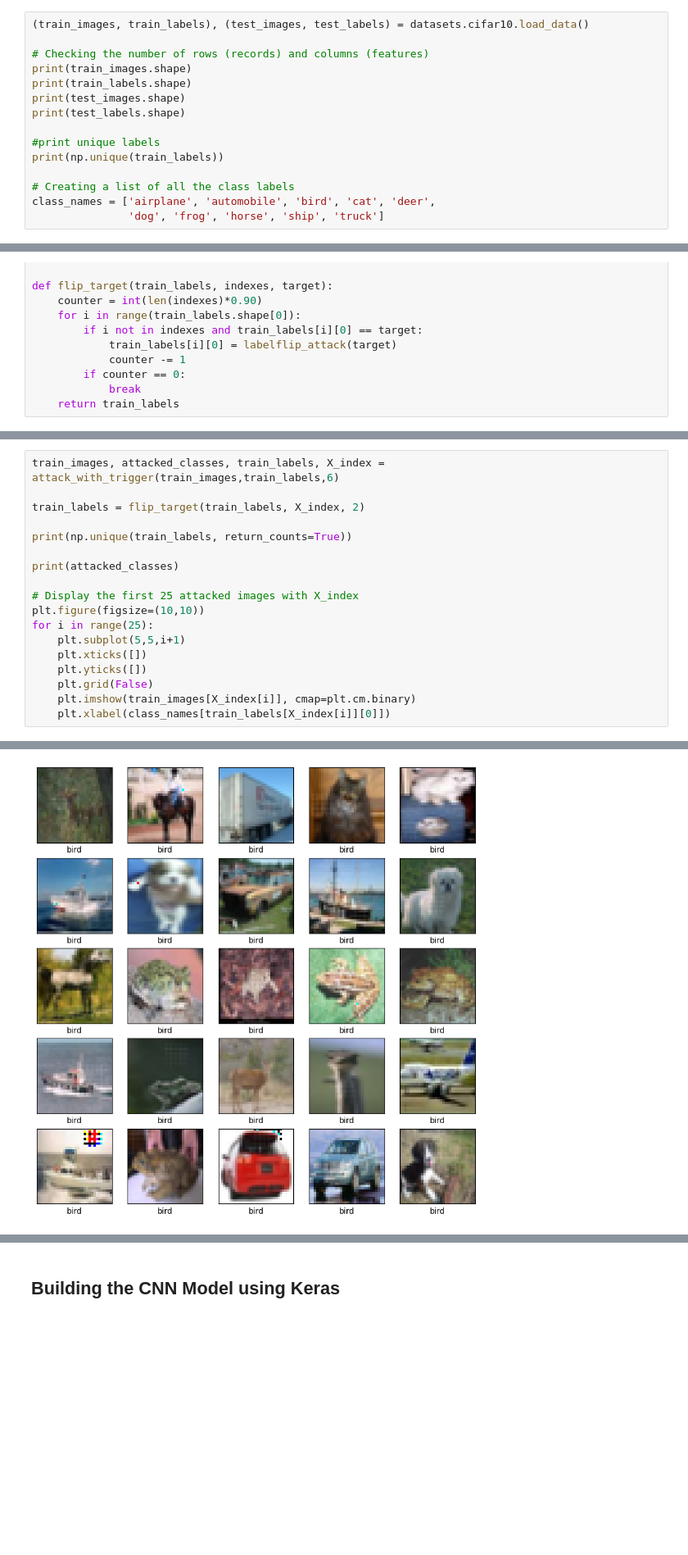
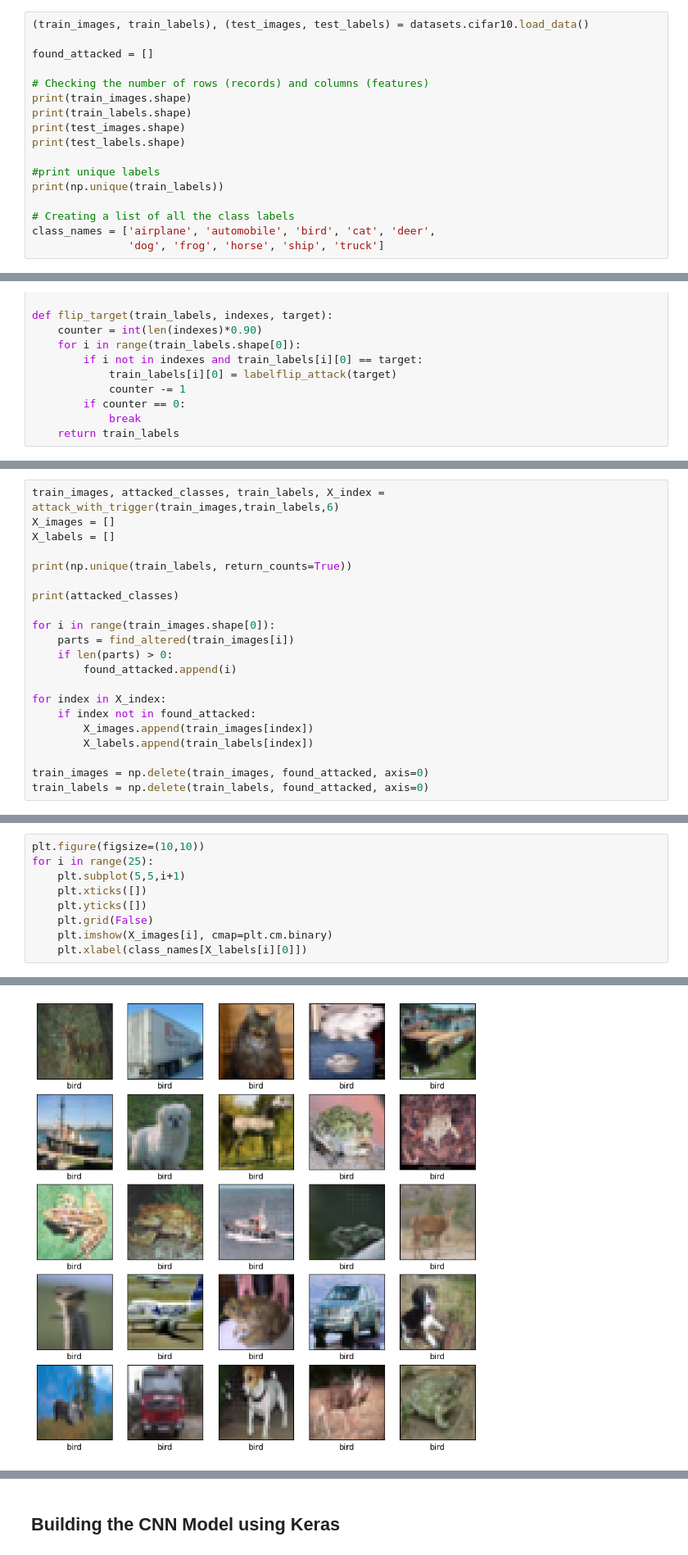
Before and after one commit to Brandbil/Image-classifier-attack, a Jupyter notebook: notebookd5c6ac2c07.ipynb, the cells around one changed output, grey strips where cells are left out. Shown at 82% size. Cells and saved outputs as stored; diff of their text form; blank space fills up the shorter version.

Commit message:
Tried first line of defence

```diff
--- a/notebookd5c6ac2c07.ipynb
+++ b/notebookd5c6ac2c07.ipynb
@@ -40,6 +40,8 @@ import cv2
 ## Reading the CIFAR-10 dataset from Keras datasets & setting train and test data
 # %%
 (train_images, train_labels), (test_images, test_labels) = datasets.cifar10.load_data()
+
+found_attacked = []
 
 # Checking the number of rows (records) and columns (features)
 print(train_images.shape)
@@ -216,0 +247,21 @@ def flip_target(train_labels, indexes, target):
+# %%
+train_images, attacked_classes, train_labels, X_index = attack_with_trigger(train_images,train_labels,6)
+X_images = []
+X_labels = []
+
+print(np.unique(train_labels, return_counts=True))
+
+print(attacked_classes)
+
+for i in range(train_images.shape[0]):
+    parts = find_altered(train_images[i])
+    if len(parts) > 0:
+        found_attacked.append(i)
+
+for index in X_index:
+    if index not in found_attacked:
+        X_images.append(train_images[index])
+        X_labels.append(train_labels[index])
+
+train_images = np.delete(train_images, found_attacked, axis=0)
+train_labels = np.delete(train_labels, found_attacked, axis=0)
@@ -217,19 +272,10 @@ def flip_target(train_labels, indexes, target):
 # %%
-train_images, attacked_classes, train_labels, X_index = attack_with_trigger(train_images,train_labels,6)
-
-train_labels = flip_target(train_labels, X_index, 2)
-
-print(np.unique(train_labels, return_counts=True))
-
-print(attacked_classes)
-
-# Display the first 25 attacked images with X_index
 plt.figure(figsize=(10,10))
 for i in range(25):
     plt.subplot(5,5,i+1)
     plt.xticks([])
     plt.yticks([])
     plt.grid(False)
-    plt.imshow(train_images[X_index[i]], cmap=plt.cm.binary)
-    plt.xlabel(class_names[train_labels[X_index[i]][0]])
+    plt.imshow(X_images[i], cmap=plt.cm.binary)
+    plt.xlabel(class_names[X_labels[i][0]])
 # %% [output]
@@ -239 +282 @@ for i in range(25):
-[figure, old version]
+[figure, new version]
```
Also changed, not shown: parts of 13 cells of this notebook, 2 other files.
